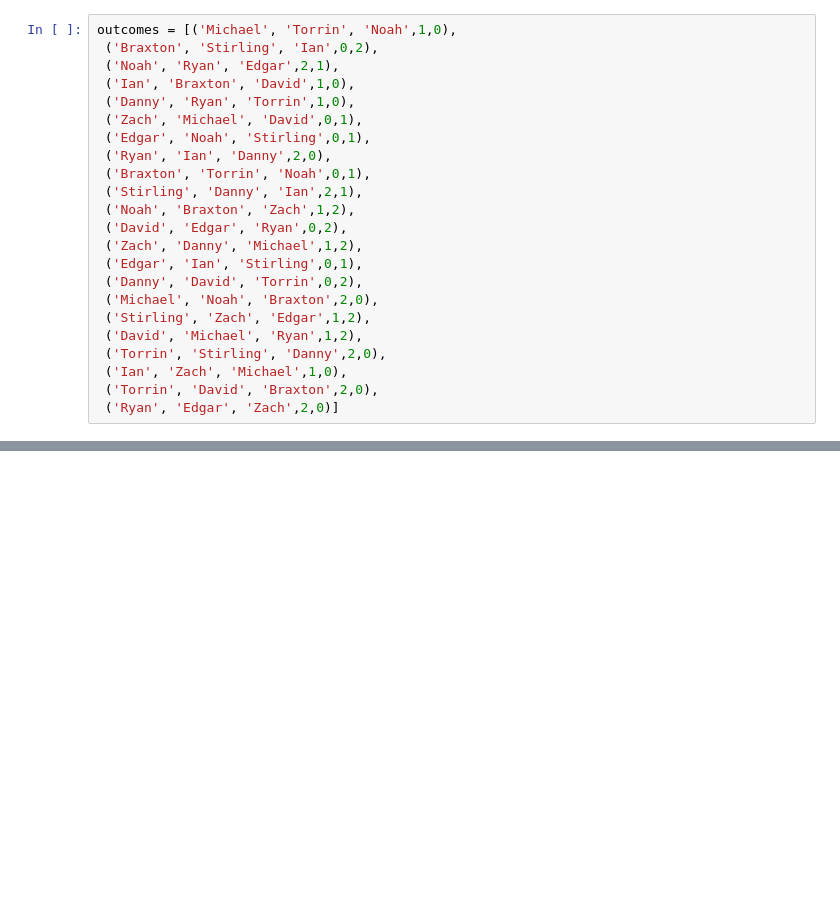
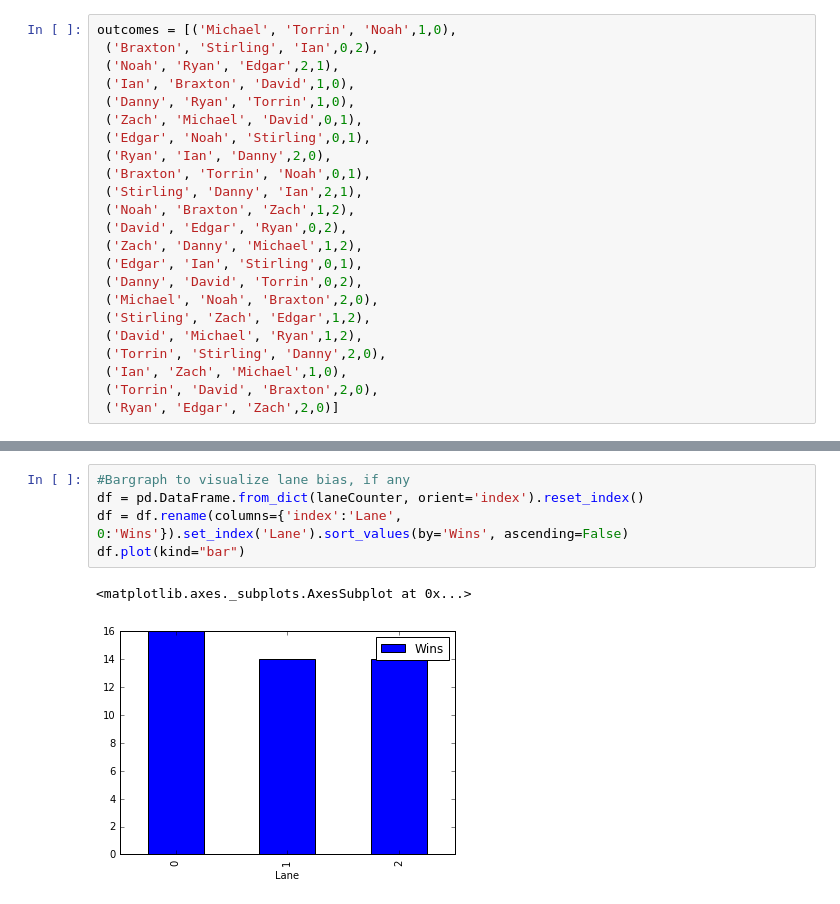
Before and after one commit to danwalkeriv/PinewoodDerby, a Jupyter notebook: Pinewood Derby 3 Lanes.ipynb, the cells around one changed output, grey strips where cells are left out. Drawn from its saved outputs; the diff is of its cells as text; blank space fills up the shorter version.

```diff
--- a/Pinewood Derby 3 Lanes.ipynb
+++ b/Pinewood Derby 3 Lanes.ipynb
@@ -188,0 +217,8 @@ Counter({0: 16, 1: 14, 2: 14})
+# %%
+#Bargraph to visualize lane bias, if any
+df = pd.DataFrame.from_dict(laneCounter, orient='index').reset_index()
+df = df.rename(columns={'index':'Lane', 0:'Wins'}).set_index('Lane').sort_values(by='Wins', ascending=False)
+df.plot(kind="bar")
+# %% [output]
+<matplotlib.axes._subplots.AxesSubplot at 0x...>
+[figure, added]
```
Also changed, not shown: parts of 13 cells of this notebook.
